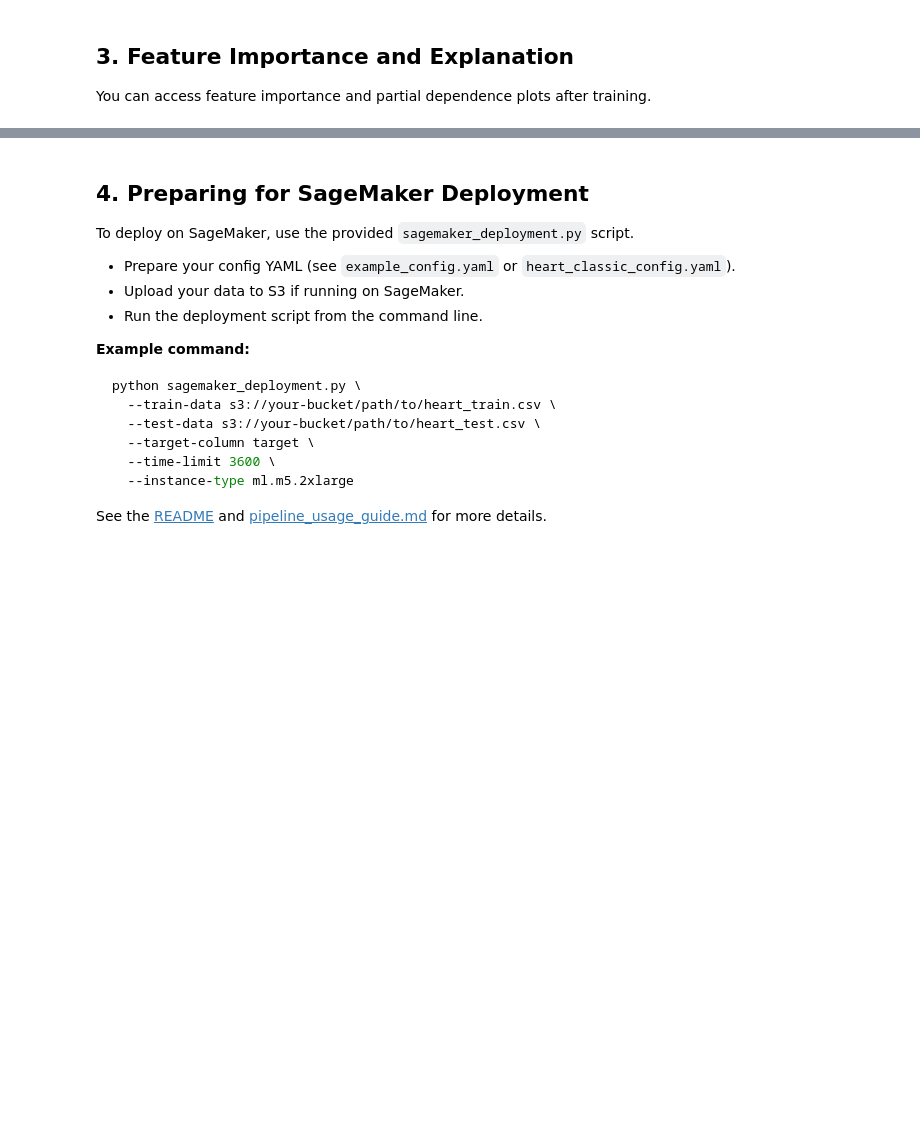
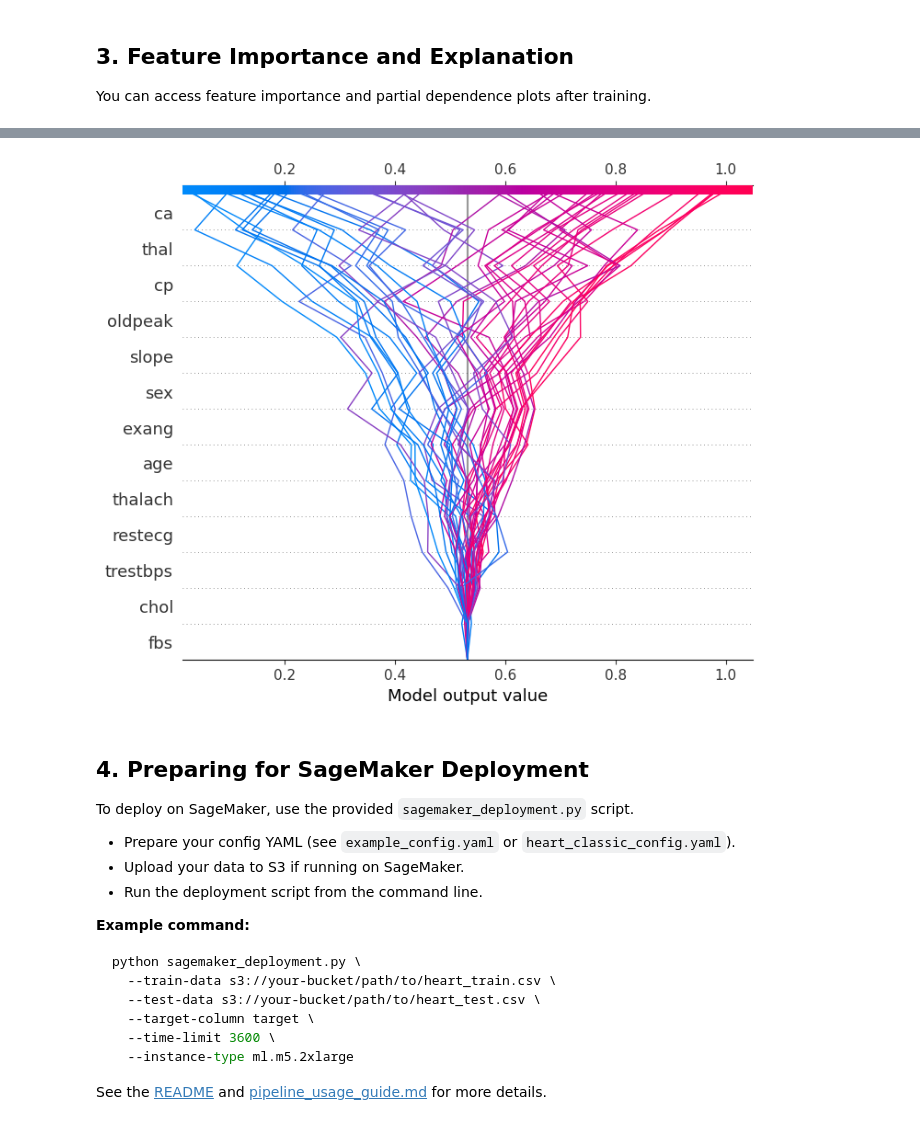
Before and after one commit to denizakdemir/classification, a Jupyter notebook: notebooks/Heart_Classification_Pipeline_Demo.ipynb, the cells around one changed output, grey strips where cells are left out. Saved outputs shown, nothing was run; the diff lists cells and outputs as text; code cells hidden in the pictures; blank space fills up the shorter version.

```diff
--- a/notebooks/Heart_Classification_Pipeline_Demo.ipynb
+++ b/notebooks/Heart_Classification_Pipeline_Demo.ipynb
@@ -175,3 +229,29 @@ shap.plots.force(base_value, shap_values, features, matplotlib=True)
+# %%
+# --- SHAP Decision Plot (Cumulative Feature Effects) ---
+# --- SHAP Decision Plot (Cumulative Feature Effects) ---
+# --- SHAP Decision Plot (Cumulative Feature Effects) ---
+X_samples = X.iloc[:50]
+shap_values_samples = pipeline.feature_importance.calculate_shap_values(X_samples)
+base_value = getattr(shap_values_samples, "base_values", None)
+if base_value is None:
+    expected = getattr(pipeline.feature_importance.shap_explainer, "expected_value", None)
+    if expected is None:
+        expected = getattr(pipeline.feature_importance.shap_explainer, "expected_values", None)
+    if isinstance(expected, (list, np.ndarray)) and len(expected) == 2:
+        expected = expected[1]
+    base_value = expected if expected is not None else 0
+
+# If base_value is an array, use the first value (SHAP expects a scalar for binary classification)
+if isinstance(base_value, (list, np.ndarray)) and len(base_value) > 1:
+    base_value = base_value[0]
+
+shap.decision_plot(
+    base_value,
+    shap_values_samples.values,
+    X_samples
+)
+# %% [output]
+[figure, added]
 # %% [markdown]
 ## 4. Preparing for SageMaker Deployment
 
```
Also changed, not shown: parts of 5 cells of this notebook, 18 other files.
